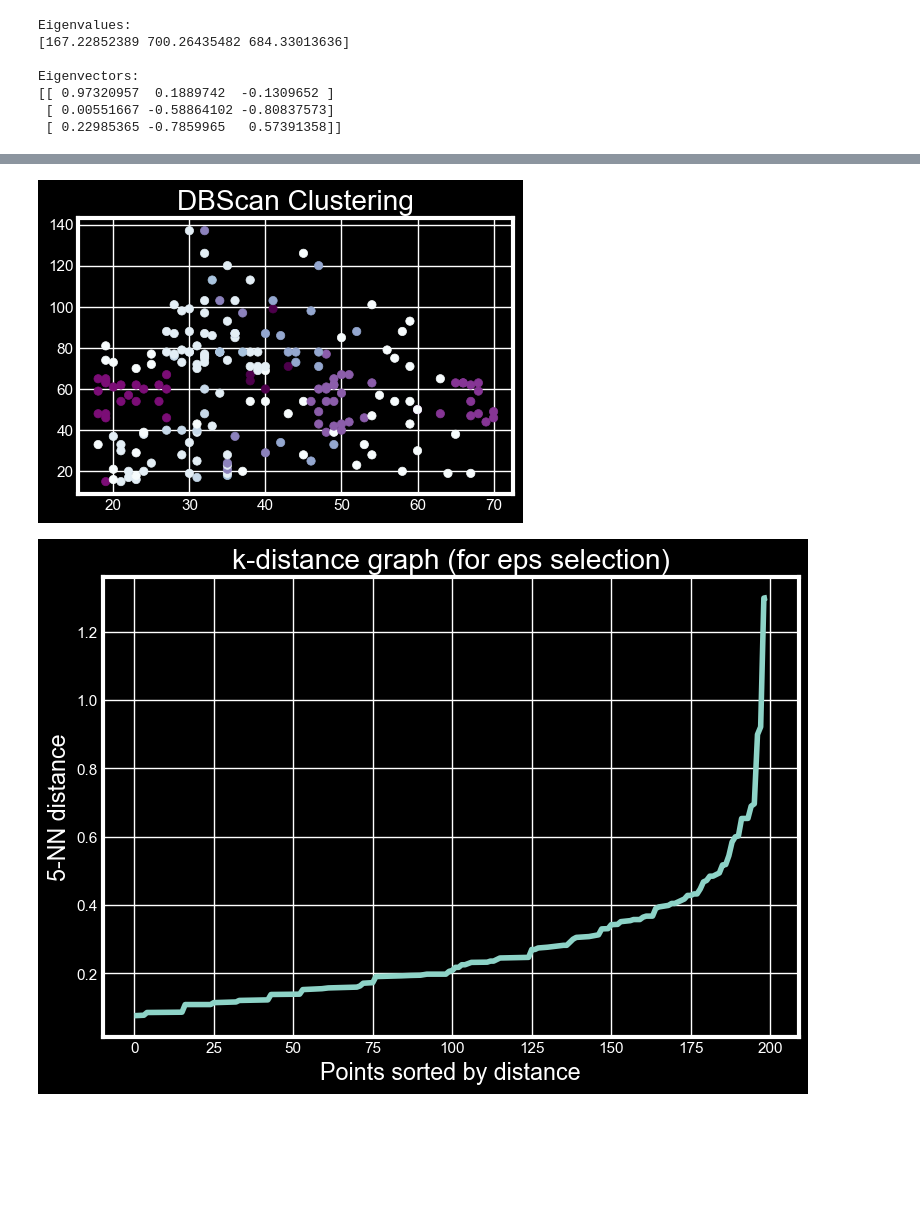
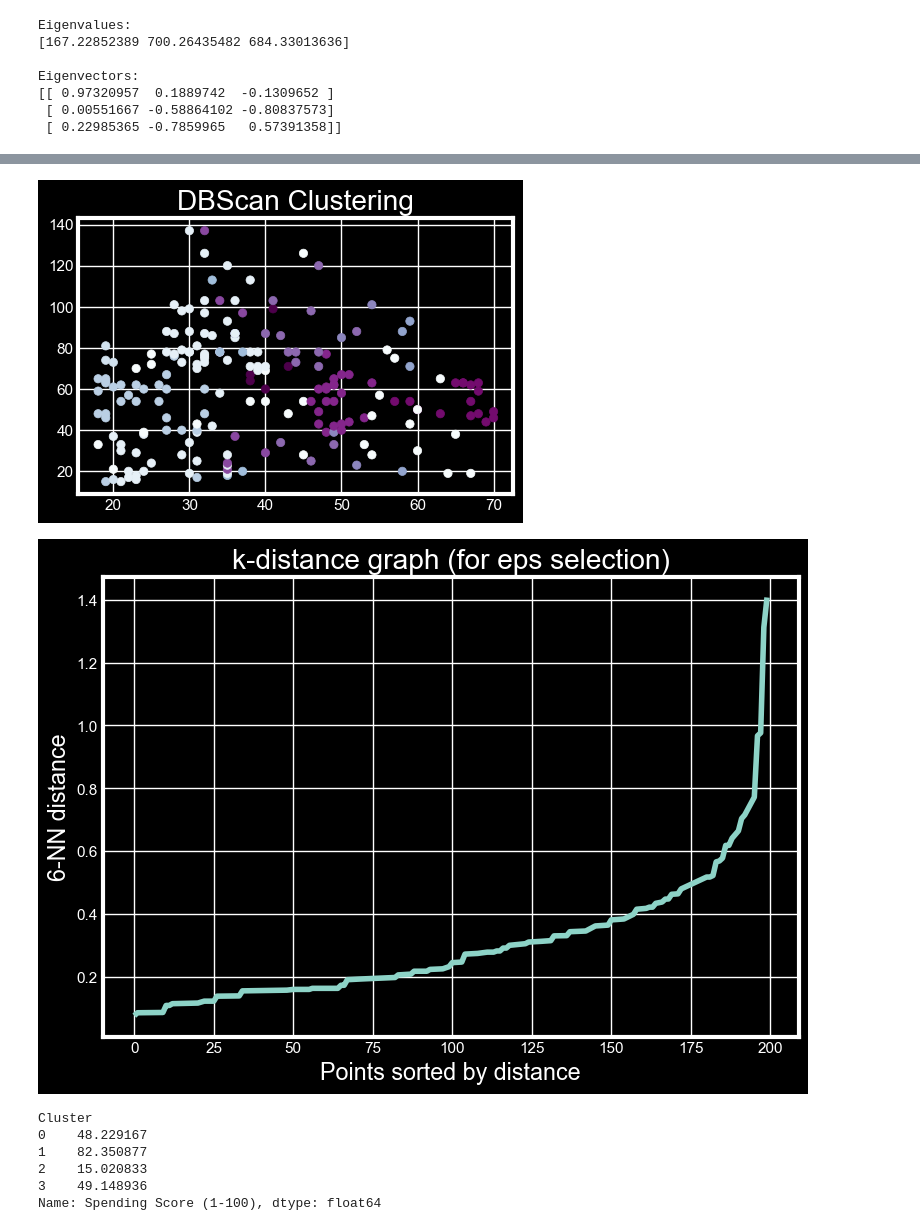
Before and after one commit to AlyModrik41/Customer-Segmentation, a Jupyter notebook: Customer Segmentation.ipynb, the cells around one changed output, grey strips where cells are left out. Saved outputs shown, nothing was run; the diff lists cells and outputs as text; code cells hidden in the pictures; blank space fills up the shorter version.

```diff
--- a/Customer Segmentation.ipynb
+++ b/Customer Segmentation.ipynb
@@ -555,7 +555,7 @@ plt.show()
 scaler=StandardScaler()
 x3_scaled=scaler.fit_transform(x3)
 
-dbscan=DBSCAN(eps=0.5,min_samples=5)
+dbscan=DBSCAN(eps=0.5,min_samples=6)
 dbscan_labels_3=dbscan.fit_predict(x3_scaled)
 
 plt.figure(figsize=(5,3))
@@ -563,18 +563,29 @@ plt.scatter(x3.iloc[:,0],x3.iloc[:,1],c=dbscan_labels_1,cmap='BuPu')
 plt.title('DBScan Clustering')
 plt.show()
 # %% [output]
-[figure, old version]
+[figure, new version]
 # %%
-min_samples = 5
+min_samples = 6
 neighbors = NearestNeighbors(n_neighbors=min_samples)
 neighbors_fit = neighbors.fit(x2_scaled)
 distances, indices = neighbors_fit.kneighbors(x2_scaled)
 distances = np.sort(distances[:, -1])  # take the k-th nearest distance
 plt.figure(figsize=(8,5))
 plt.plot(distances)
 plt.title("k-distance graph (for eps selection)")
 plt.xlabel("Points sorted by distance")
 plt.ylabel(f"{min_samples}-NN distance")
 plt.show()
 # %% [output]
-[figure, old version]
+[figure, new version]
+# %%
+df['Cluster'] = label_1
+avg_spending = df.groupby('Cluster')['Spending Score (1-100)'].mean()
+print(avg_spending)
+# %% [output]
+Cluster
+0    48.229167
+1    82.350877
+2    15.020833
+3    49.148936
+Name: Spending Score (1-100), dtype: float64
```
Also changed, not shown: parts of 5 cells of this notebook, 5 other files.
